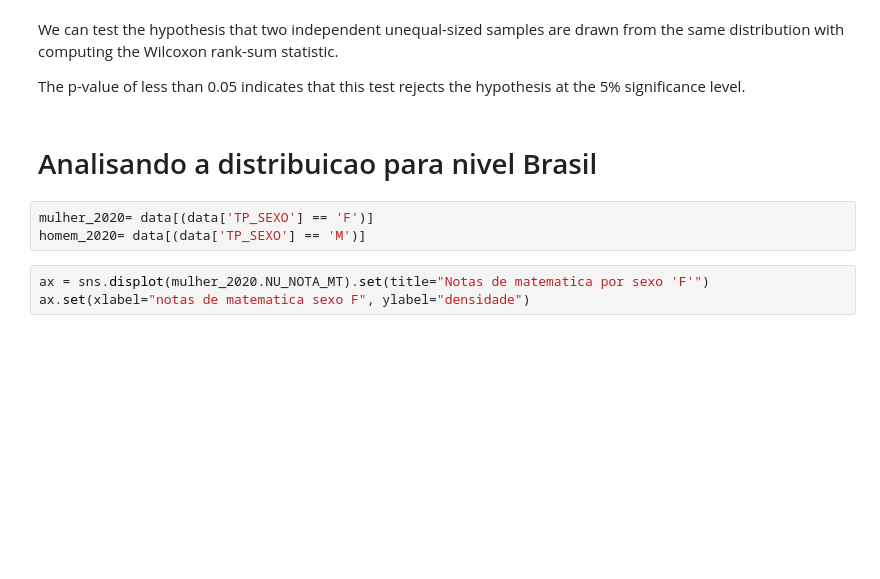
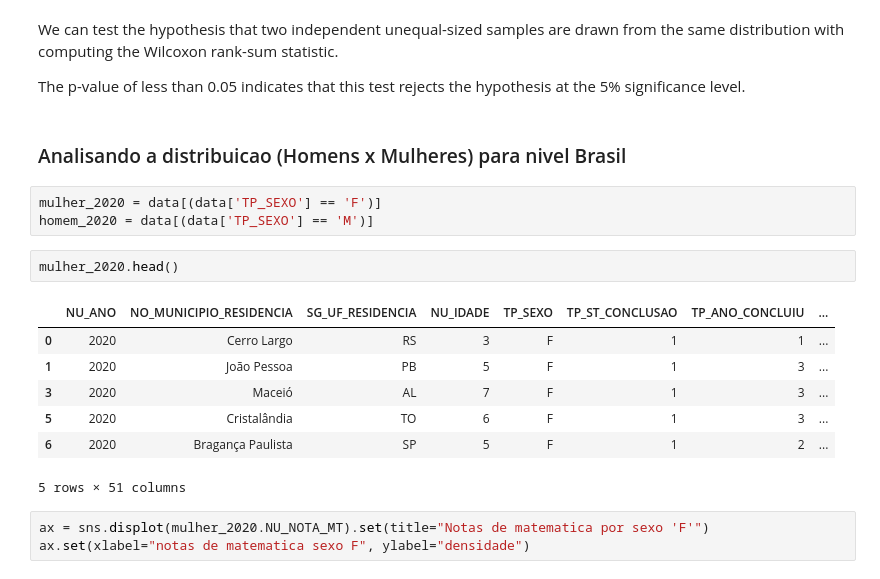
Before and after one commit to Chrystinne/enem, a Jupyter notebook: notebooks/statistical_tests_gender.ipynb, the cells around one changed output. Cells and saved outputs as stored; diff of their text form; blank space fills up the shorter version.

```diff
--- a/notebooks/statistical_tests_gender.ipynb
+++ b/notebooks/statistical_tests_gender.ipynb
@@ -78,10 +80,20 @@ We can test the hypothesis that two independent unequal-sized samples are drawn
 
 The p-value of less than 0.05 indicates that this test rejects the hypothesis at the 5% significance level.
 # %% [markdown]
-# Analisando a distribuicao para nivel Brasil
+### Analisando a distribuicao (Homens x Mulheres) para nivel Brasil
 # %%
-mulher_2020= data[(data['TP_SEXO'] == 'F')]
-homem_2020= data[(data['TP_SEXO'] == 'M')]
+mulher_2020 = data[(data['TP_SEXO'] == 'F')]
+homem_2020 = data[(data['TP_SEXO'] == 'M')]
+# %%
+mulher_2020.head()
+# %% [output]
+|  | NU_ANO | NO_MUNICIPIO_RESIDENCIA | SG_UF_RESIDENCIA | NU_IDADE | TP_SEXO | TP_ST_CONCLUSAO | TP_ANO_CONCLUIU | ... |
+| 0 | 2020 | Cerro Largo | RS | 3 | F | 1 | 1 | ... |
+| 1 | 2020 | João Pessoa | PB | 5 | F | 1 | 3 | ... |
+| 3 | 2020 | Maceió | AL | 7 | F | 1 | 3 | ... |
+| 5 | 2020 | Cristalândia | TO | 6 | F | 1 | 3 | ... |
+| 6 | 2020 | Bragança Paulista | SP | 5 | F | 1 | 2 | ... |
+5 rows × 51 columns
 # %%
 ax = sns.displot(mulher_2020.NU_NOTA_MT).set(title="Notas de matematica por sexo 'F'")
 ax.set(xlabel="notas de matematica sexo F", ylabel="densidade")
```
Also changed, not shown: parts of 11 cells of this notebook.
